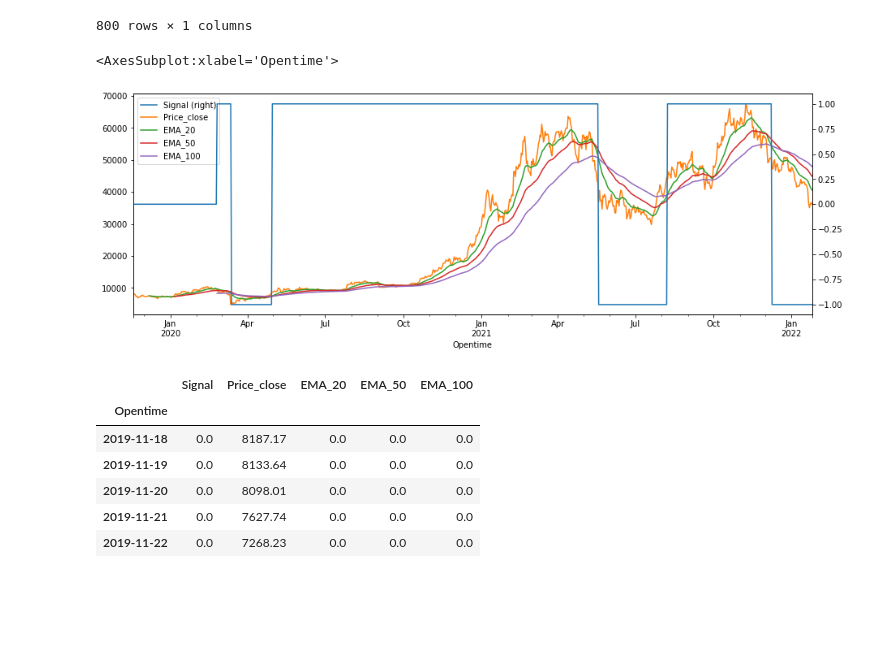
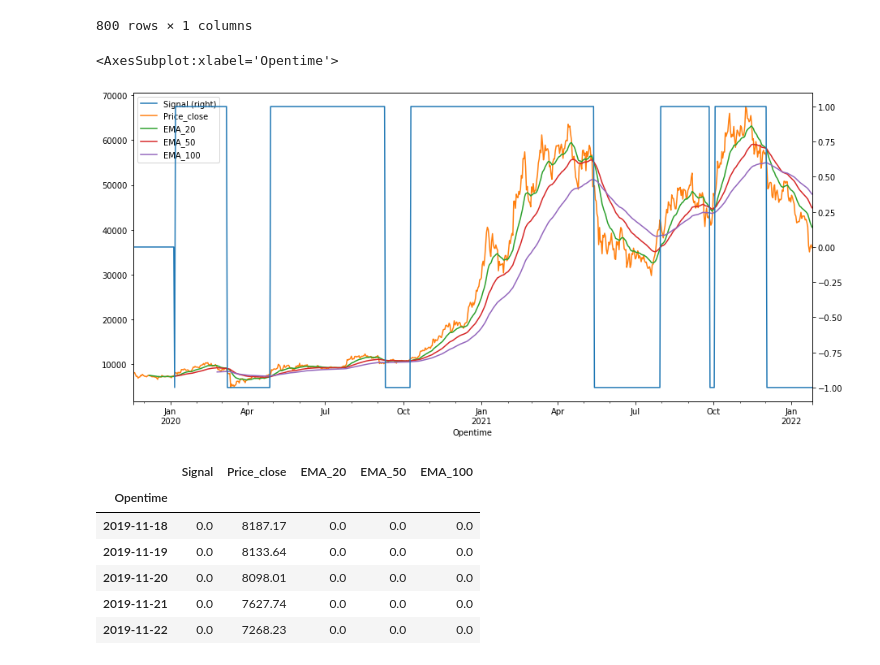
Before and after one commit to gap689/crypto-data-analysis, a Jupyter notebook: tradingmachinelearning/Backtesting.ipynb, the cells around one changed output. Drawn from its saved outputs; the diff is of its cells as text; code cells hidden in the pictures; blank space fills up the shorter version.

```diff
--- a/tradingmachinelearning/Backtesting.ipynb
+++ b/tradingmachinelearning/Backtesting.ipynb
@@ -214,15 +205,15 @@ EMA_20.columns = ['Close']
 EMA_50.columns = ['Close']
 EMA_100.columns = ['Close']
 # %%
-#Construct the signal
+#Construct the signal (Weight targets)
 
 #Create the signal dataframe
-signal = EMA_100.copy()
-signal[EMA_100.isnull()] = 0
+signal = EMA_50.copy()
+signal[EMA_50.isnull()] = 0
 
 #Construct the signal
-signal[EMA_20> EMA_100] = 1
-signal[EMA_20 <= EMA_100] = -1
+signal[EMA_20> EMA_50] = 1
+signal[EMA_20 <= EMA_50] = -1
 signal
 # %% [output]
 |  | Close |
@@ -240,15 +231,16 @@ signal
 | 2022-01-25 | -1.0 |
 800 rows × 1 columns
 # %%
+#Combined datafrme
 combined_df = bt.merge(signal, price_data, EMA_20, EMA_50, EMA_100)
 
 #Plot the signal, price and MA
 #combined_df = bt.merge(signal, price_data, EMA_short, EMA_long)
 combined_df.columns = ['Signal', 'Price_close', 'EMA_20', 'EMA_50', 'EMA_100']
-combined_df.plot(secondary_y = ['Signal'], figsize=(15, 5))
+combined_df.plot(secondary_y = ['Signal'], figsize=(15, 7))
 # %% [output]
 <AxesSubplot:xlabel='Opentime'>
-[figure, old version]
+[figure, new version]
 # %%
 combined_df.fillna(value = 0, inplace = True)
 combined_df.head()
```
Also changed, not shown: parts of 24 cells of this notebook.
